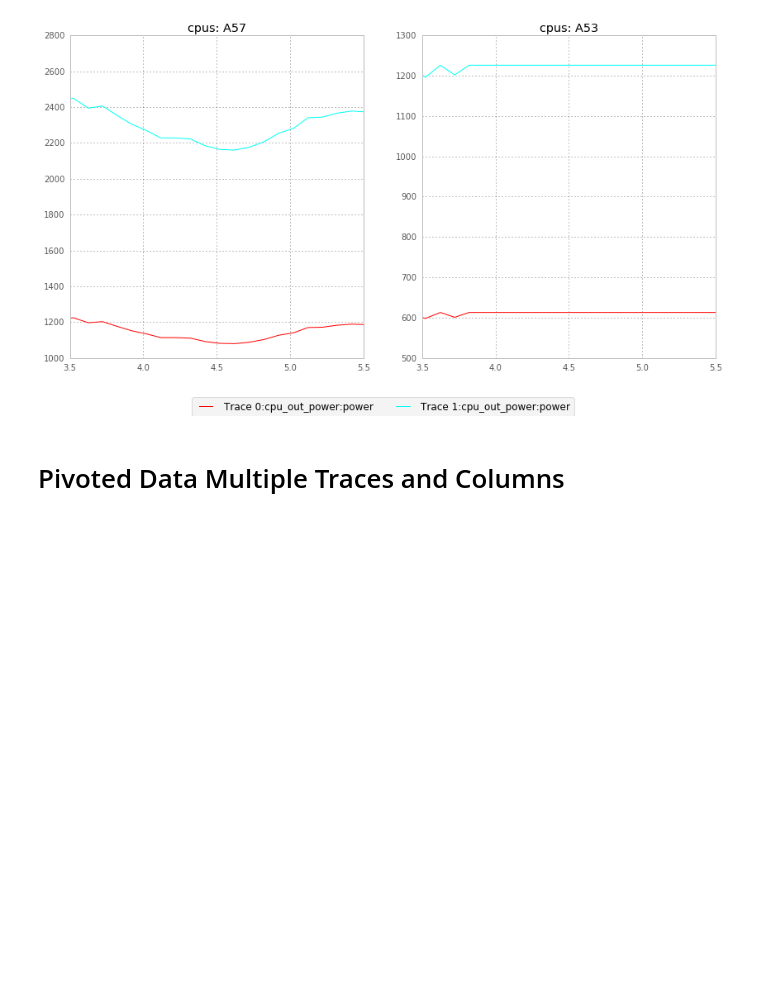
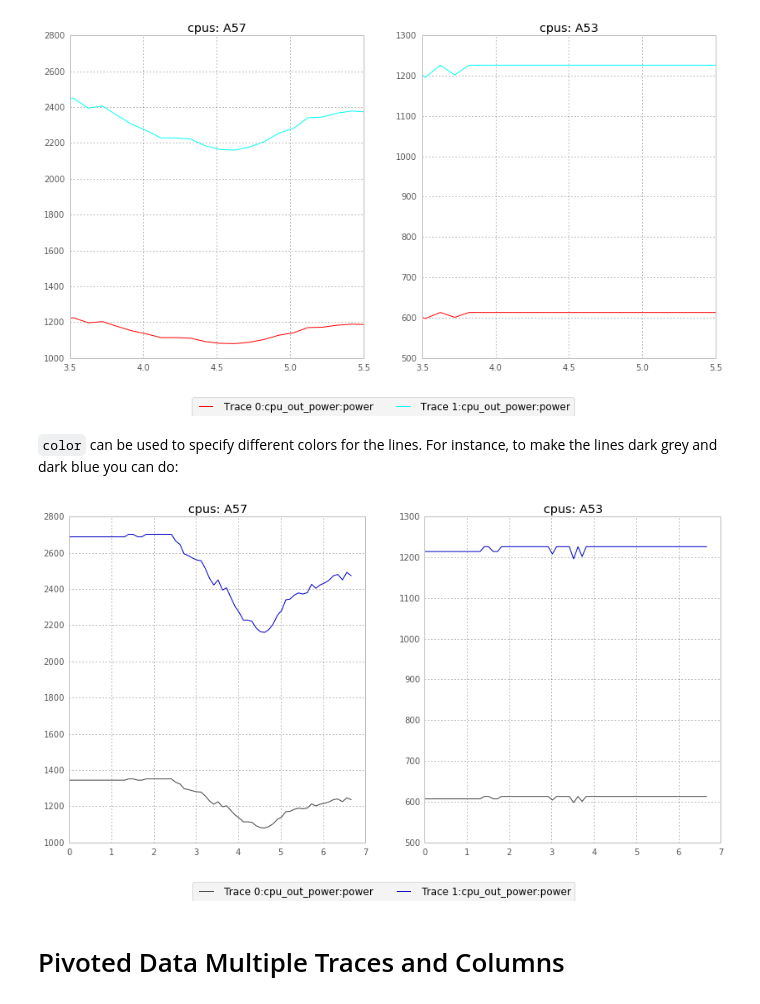
Before and after one commit to ARM-software/trappy, a Jupyter notebook: doc/Plotter.ipynb, the cells around one changed output. Cells and saved outputs as stored; diff of their text form; code cells hidden in the pictures; blank space fills up the shorter version.

Commit message:
doc: Document the new "colors" parameter to the plotter

```diff
--- a/doc/Plotter.ipynb
+++ b/doc/Plotter.ipynb
@@ -122,6 +122,18 @@ l = trappy.LinePlot([trace1, trace2],
 l.view()
 # %% [output]
 [figure]
+# %% [markdown]
+`color` can be used to specify different colors for the lines.  For instance, to make the lines dark grey and dark blue you can do:
+# %%
+trappy.LinePlot([trace1, trace2],
+                trappy.cpu_power.CpuOutPower,
+                column="power",
+                pivot="cpus",
+                map_label=map_label,
+                colors=[[69, 69, 69], [0, 0, 200]],
+                ).view()
+# %% [output]
+[figure, added]
 # %% [markdown]
 # Pivoted Data Multiple Traces and Columns
 # %%
```
